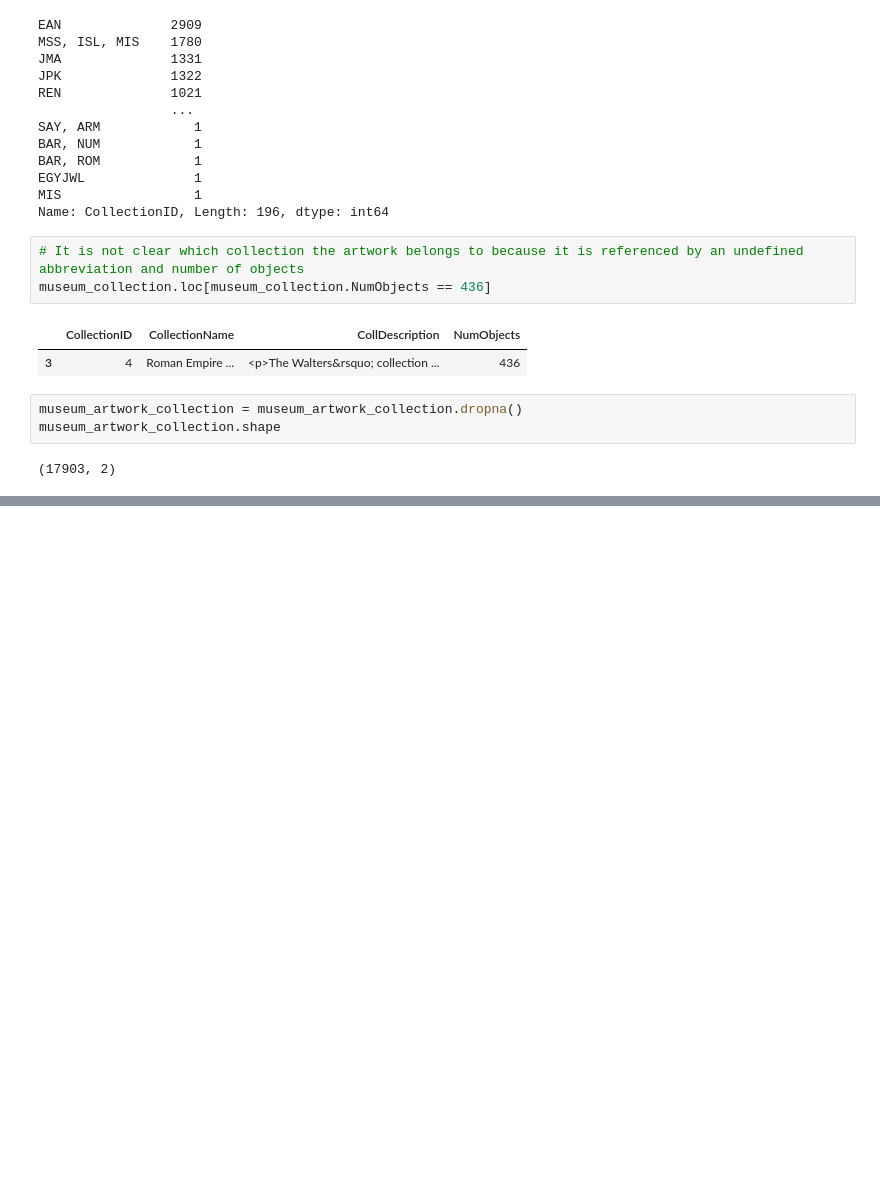
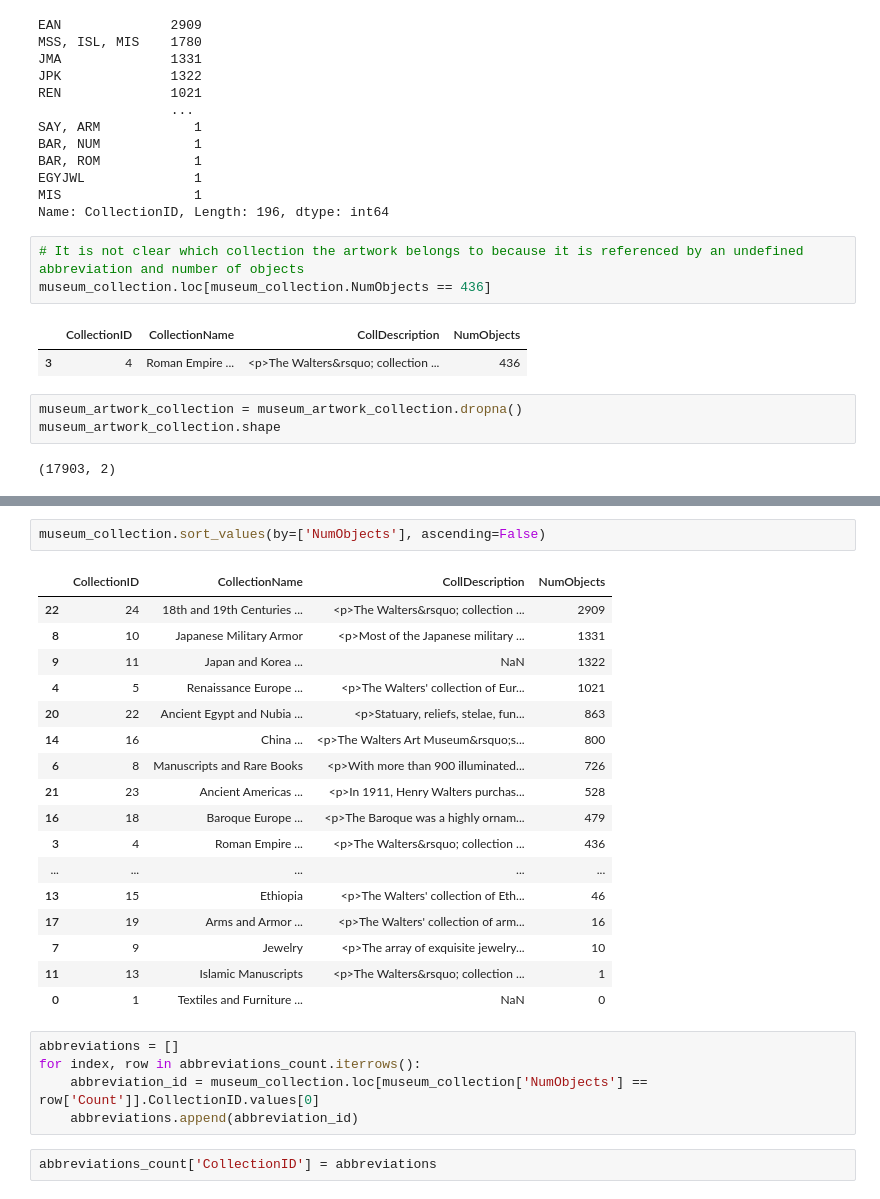
Before and after one commit to elkoko22/Algorithm-Design-on-the-Walters-Art-Museum, a Jupyter notebook: datapreprocessing.ipynb, the cells around one changed output, grey strips where cells are left out. Cells and saved outputs as stored; diff of their text form; blank space fills up the shorter version.

Commit message:
Connected abbreviations with id for collections

```diff
--- a/datapreprocessing.ipynb
+++ b/datapreprocessing.ipynb
@@ -177,0 +245,27 @@ museum_artwork_collection.shape
+# %%
+museum_collection.sort_values(by=['NumObjects'], ascending=False)
+# %% [output]
+|  | CollectionID | CollectionName | CollDescription | NumObjects |
+| 22 | 24 | 18th and 19th Centuries ... | <p>The Walters&rsquo; collection ... | 2909 |
+| 8 | 10 | Japanese Military Armor | <p>Most of the Japanese military ... | 1331 |
+| 9 | 11 | Japan and Korea ... | NaN | 1322 |
+| 4 | 5 | Renaissance Europe ... | <p>The Walters' collection of Eur... | 1021 |
+| 20 | 22 | Ancient Egypt and Nubia ... | <p>Statuary, reliefs, stelae, fun... | 863 |
+| 14 | 16 | China ... | <p>The Walters Art Museum&rsquo;s... | 800 |
+| 6 | 8 | Manuscripts and Rare Books | <p>With more than 900 illuminated... | 726 |
+| 21 | 23 | Ancient Americas ... | <p>In 1911, Henry Walters purchas... | 528 |
+| 16 | 18 | Baroque Europe ... | <p>The Baroque was a highly ornam... | 479 |
+| 3 | 4 | Roman Empire ... | <p>The Walters&rsquo; collection ... | 436 |
+| ... | ... | ... | ... | ... |
+| 13 | 15 | Ethiopia | <p>The Walters' collection of Eth... | 46 |
+| 17 | 19 | Arms and Armor ... | <p>The Walters' collection of arm... | 16 |
+| 7 | 9 | Jewelry | <p>The array of exquisite jewelry... | 10 |
+| 11 | 13 | Islamic Manuscripts | <p>The Walters&rsquo; collection ... | 1 |
+| 0 | 1 | Textiles and Furniture ... | NaN | 0 |
+# %%
+abbreviations = []
+for index, row in abbreviations_count.iterrows():
+    abbreviation_id = museum_collection.loc[museum_collection['NumObjects'] == row['Count']].CollectionID.values[0]
+    abbreviations.append(abbreviation_id)
+# %%
+abbreviations_count['CollectionID'] = abbreviations
```
Also changed, not shown: parts of 12 cells of this notebook.
